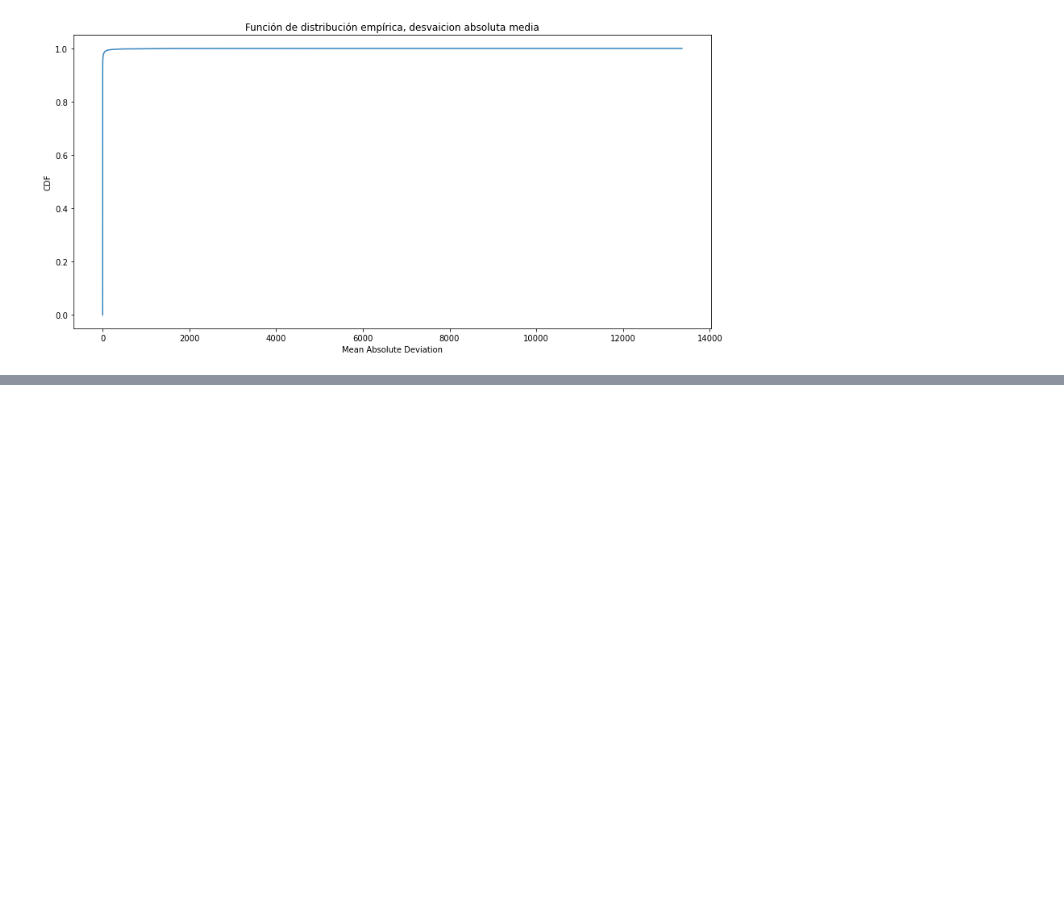
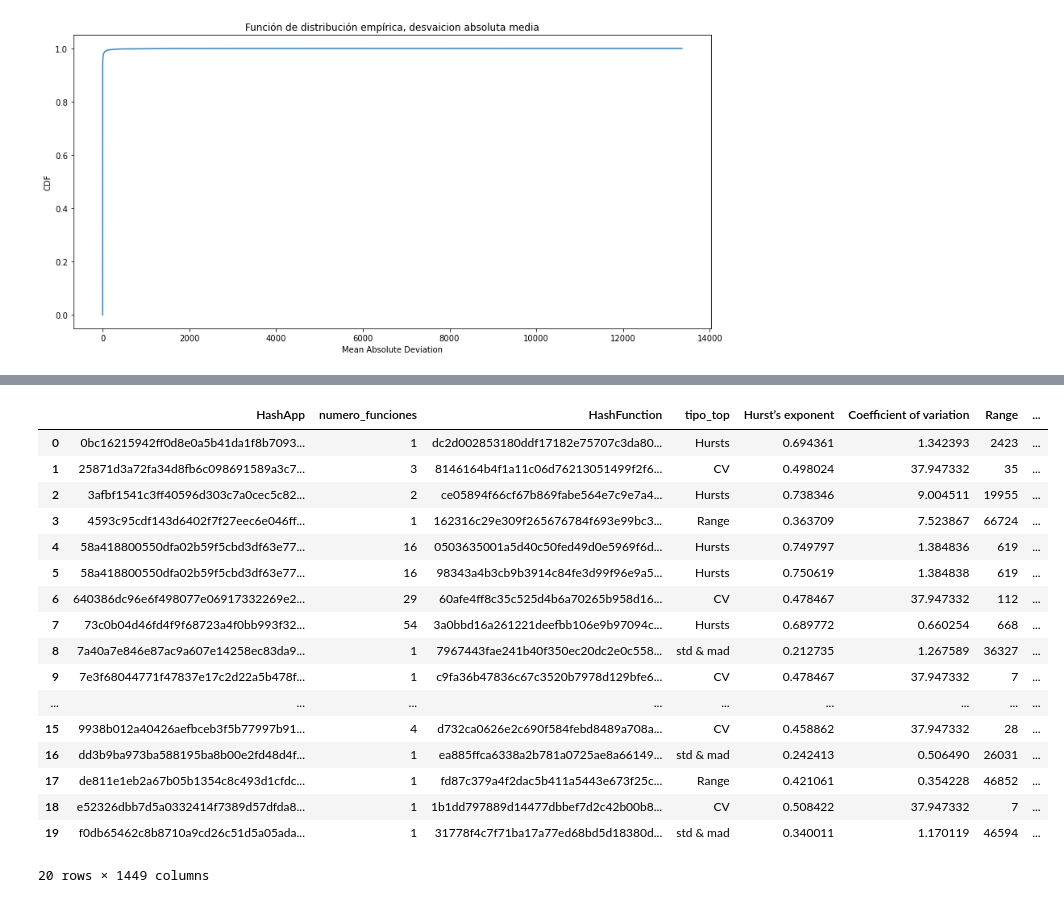
Before and after one commit to robinsonf214/Analisis_CVR, a Jupyter notebook: Preguntas.ipynb, the cells around one changed output, grey strips where cells are left out. Drawn from its saved outputs; the diff is of its cells as text; code cells hidden in the pictures; blank space fills up the shorter version.

```diff
--- a/Preguntas.ipynb
+++ b/Preguntas.ipynb
@@ -888,0 +935,6 @@ plt.tight_layout();
+# %%
+temp = pd.read_csv('list_tops.csv')[['Unnamed: 0','HashFunction','Hurst’s exponent','Coefficient of variation','Range','Mean Absolute Deviation']]
+temp=temp.rename(columns={'Unnamed: 0': 'tipo_top'})
+#temp.set_index(['tipo_top','HashFunction'],inplace=True)
+temp.set_index(['HashFunction'],inplace=True)
+temp
@@ -888,0 +960,5 @@ plt.tight_layout();
+# %%
+# se saca la lista de las app de las funciones tops
+#temp.join(dia, how='inner')
+hashApp_funciones_tops = temp.join(dia, how='inner')['HashApp'].to_list()
+hashApp_funciones_tops
@@ -888,0 +986,5 @@ plt.tight_layout();
+# %%
+dia_hashApp_funciones_tops=dia[dia.HashApp.isin(hashApp_funciones_tops)]
+dia_hashApp_funciones_tops.insert(1, "HashFunction", dia_hashApp_funciones_tops.index)
+dia_hashApp_funciones_tops.reset_index(drop=True, inplace = True)
+dia_hashApp_funciones_tops
@@ -888,0 +1005,5 @@ plt.tight_layout();
+# %%
+#lista de Apps que estan dentro de funciones tops con su numero de funciones
+dia_hashApp_funciones_tops = dia_hashApp_funciones_tops.groupby(['HashApp']).size().reset_index(name = 'numero_funciones')
+dia_hashApp_funciones_tops.set_index('HashApp',inplace=True)
+dia_hashApp_funciones_tops
@@ -888,0 +1030,28 @@ plt.tight_layout();
+# %%
+t1 = temp.join(dia, how='inner')
+t1.insert(0, "HashFunction", t1.index)
+t1.reset_index(drop=True, inplace = True)
+t1.set_index('HashApp',inplace=True)
+dia_hashApp_funciones_tops = dia_hashApp_funciones_tops.join(t1, how='inner')
+dia_hashApp_funciones_tops.insert(0, "HashApp", dia_hashApp_funciones_tops.index)
+dia_hashApp_funciones_tops.reset_index(drop=True, inplace = True)
+dia_hashApp_funciones_tops
+# %% [output]
+|  | HashApp | numero_funciones | HashFunction | tipo_top | Hurst’s exponent | Coefficient of variation | Range | ... |
+| 0 | 0bc16215942ff0d8e0a5b41da1f8b7093... | 1 | dc2d002853180ddf17182e75707c3da80... | Hursts | 0.694361 | 1.342393 | 2423 | ... |
+| 1 | 25871d3a72fa34d8fb6c098691589a3c7... | 3 | 8146164b4f1a11c06d76213051499f2f6... | CV | 0.498024 | 37.947332 | 35 | ... |
+| 2 | 3afbf1541c3ff40596d303c7a0cec5c82... | 2 | ce05894f66cf67b869fabe564e7c9e7a4... | Hursts | 0.738346 | 9.004511 | 19955 | ... |
+| 3 | 4593c95cdf143d6402f7f27eec6e046ff... | 1 | 162316c29e309f265676784f693e99bc3... | Range | 0.363709 | 7.523867 | 66724 | ... |
+| 4 | 58a418800550dfa02b59f5cbd3df63e77... | 16 | 0503635001a5d40c50fed49d0e5969f6d... | Hursts | 0.749797 | 1.384836 | 619 | ... |
+| 5 | 58a418800550dfa02b59f5cbd3df63e77... | 16 | 98343a4b3cb9b3914c84fe3d99f96e9a5... | Hursts | 0.750619 | 1.384838 | 619 | ... |
+| 6 | 640386dc96e6f498077e06917332269e2... | 29 | 60afe4ff8c35c525d4b6a70265b958d16... | CV | 0.478467 | 37.947332 | 112 | ... |
+| 7 | 73c0b04d46fd4f9f68723a4f0bb993f32... | 54 | 3a0bbd16a261221deefbb106e9b97094c... | Hursts | 0.689772 | 0.660254 | 668 | ... |
+| 8 | 7a40a7e846e87ac9a607e14258ec83da9... | 1 | 7967443fae241b40f350ec20dc2e0c558... | std & mad | 0.212735 | 1.267589 | 36327 | ... |
+| 9 | 7e3f68044771f47837e17c2d22a5b478f... | 1 | c9fa36b47836c67c3520b7978d129bfe6... | CV | 0.478467 | 37.947332 | 7 | ... |
+| ... | ... | ... | ... | ... | ... | ... | ... | ... |
+| 15 | 9938b012a40426aefbceb3f5b77997b91... | 4 | d732ca0626e2c690f584febd8489a708a... | CV | 0.458862 | 37.947332 | 28 | ... |
+| 16 | dd3b9ba973ba588195ba8b00e2fd48d4f... | 1 | ea885ffca6338a2b781a0725ae8a66149... | std & mad | 0.242413 | 0.506490 | 26031 | ... |
+| 17 | de811e1eb2a67b05b1354c8c493d1cfdc... | 1 | fd87c379a4f2dac5b411a5443e673f25c... | Range | 0.421061 | 0.354228 | 46852 | ... |
+| 18 | e52326dbb7d5a0332414f7389d57dfda8... | 1 | 1b1dd797889d14477dbbef7d2c42b00b8... | CV | 0.508422 | 37.947332 | 7 | ... |
+| 19 | f0db65462c8b8710a9cd26c51d5a05ada... | 1 | 31778f4c7f71ba17a77ed68bd5d18380d... | std & mad | 0.340011 | 1.170119 | 46594 | ... |
+20 rows × 1449 columns
```
Also changed, not shown: parts of 10 cells of this notebook.
